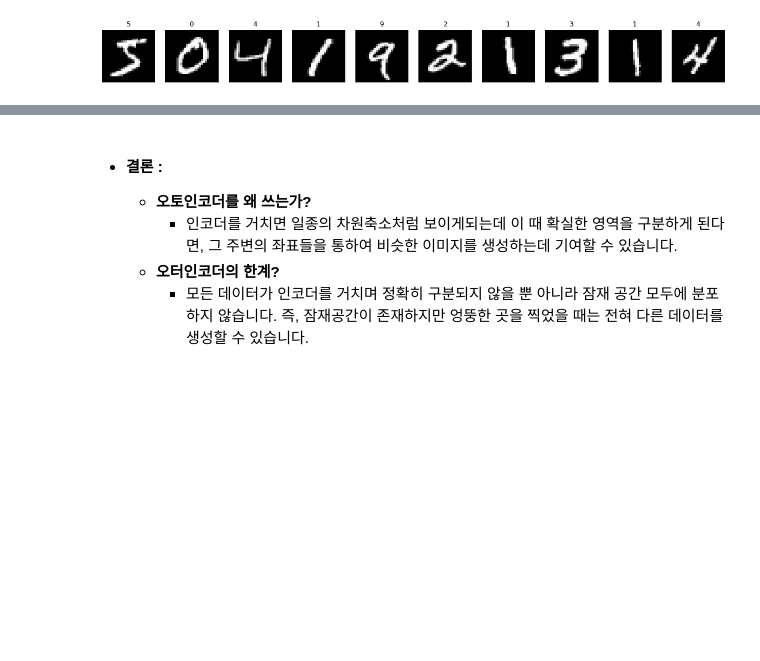
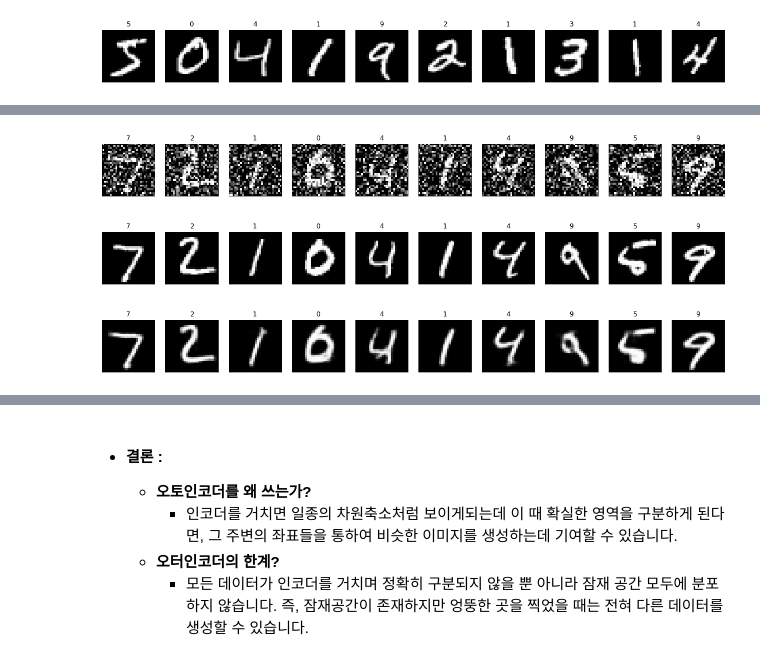
Before and after one commit to Chanjun-kim/Chanjun-kim.github.io, a Jupyter notebook: _ipynb/2021-07-27-AE3_DenoisingAE.ipynb, the cells around one changed output, grey strips where cells are left out. Saved outputs shown, nothing was run; the diff lists cells and outputs as text; code cells hidden in the pictures; blank space fills up the shorter version.

```diff
--- a/_ipynb/2021-07-27-AE3_DenoisingAE.ipynb
+++ b/_ipynb/2021-07-27-AE3_DenoisingAE.ipynb
@@ -474,0 +530,44 @@ DAE_V2.compile(0.00005)
+# %%
+n = 10
+plt.figure(figsize=(20, 4))
+for i in range(n):
+    # display original
+    ax = plt.subplot(2, n, i + 1)
+    plt.imshow(np.reshape(x_test_noisy[i], (28, 28)))
+    plt.title(y_test[i])
+    plt.gray()
+    ax.get_xaxis().set_visible(False)
+    ax.get_yaxis().set_visible(False)
+plt.show()
+# %% [output]
+[figure, added]
+# %%
+n = 10
+plt.figure(figsize=(20, 4))
+for i in range(n):
+    # display original
+    ax = plt.subplot(2, n, i + 1)
+    plt.imshow(np.reshape(x_test[i], (28, 28)))
+    plt.title(y_test[i])
+    plt.gray()
+    ax.get_xaxis().set_visible(False)
+    ax.get_yaxis().set_visible(False)
+plt.show()
+# %% [output]
+[figure, added]
+# %%
+dae_predict = DAE_V2.model.predict(x_test_noisy)
+
+n = 10
+plt.figure(figsize=(20, 4))
+for i in range(n):
+    # display original
+    ax = plt.subplot(2, n, i + 1)
+    plt.imshow(np.reshape(dae_predict[i], (28, 28)))
+    plt.title(y_test[i])
+    plt.gray()
+    ax.get_xaxis().set_visible(False)
+    ax.get_yaxis().set_visible(False)
+plt.show()
+# %% [output]
+[figure, added]
```
Also changed, not shown: parts of 22 cells of this notebook, 1 other file.
